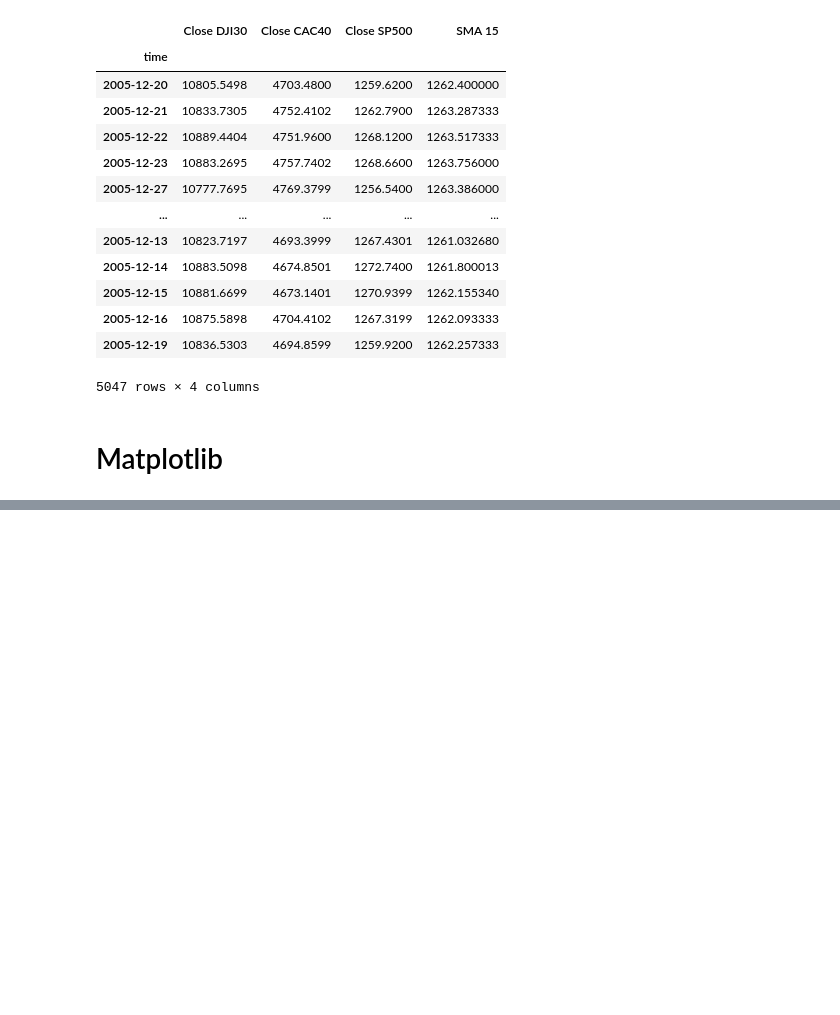
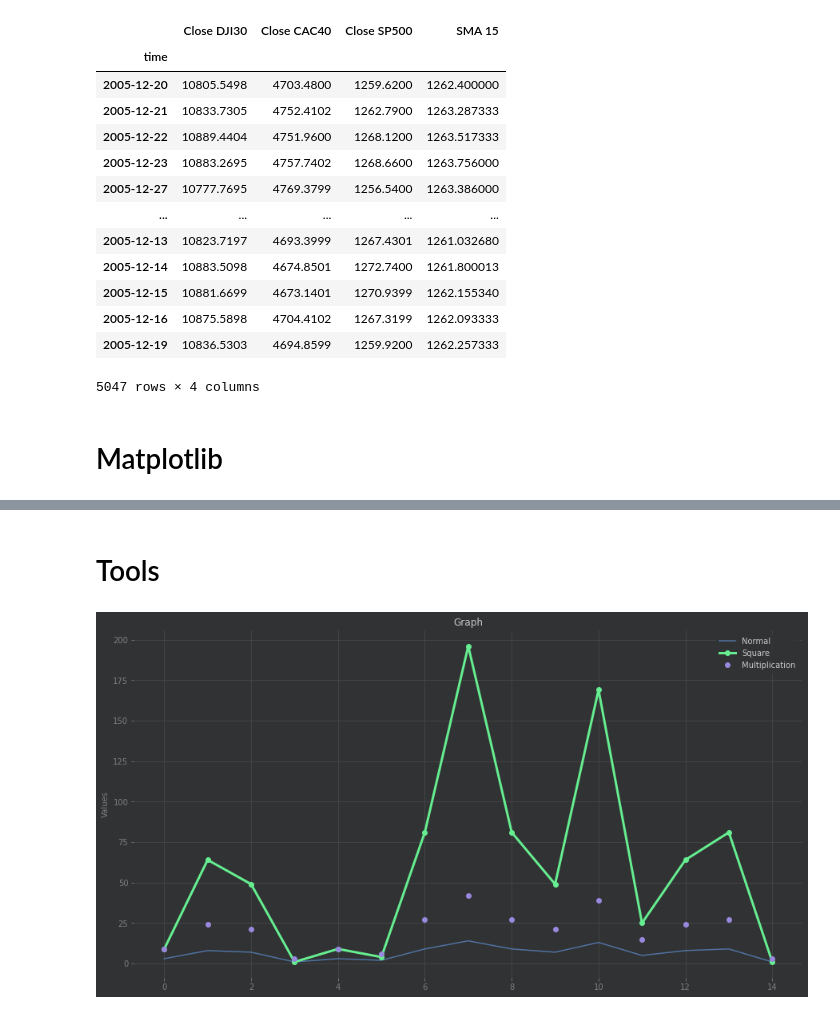
Before and after one commit to lehoangan2906/Algorithmic-Trading-with-Python-Technical-Analysis-Strategy, a Jupyter notebook: Python_basics_(skeleton).ipynb, the cells around one changed output, grey strips where cells are left out. Saved outputs shown, nothing was run; the diff lists cells and outputs as text; code cells hidden in the pictures; blank space fills up the shorter version.

```diff
--- a/Python_basics_(skeleton).ipynb
+++ b/Python_basics_(skeleton).ipynb
@@ -575,0 +663,28 @@ pd.concat((df1, df2), axis = 0)
+# %% [markdown]
+# Tools
+# %%
+# Adapt the size
+plt.figure(figsize = (15, 8))
+
+# Plot the line
+plt.plot(arr, alpha = 0.6)
+
+# Plot the line
+plt.plot(square, "-o", linewidth = 3)
+
+# Plot the line
+plt.plot(mut, 'o')
+
+# Change the ylabel
+plt.ylabel("Values")
+
+# Change the title
+plt.title("Graph")
+
+# Put a legend
+plt.legend(['Normal', 'Square', 'Multiplication'])
+
+# Show the plot
+plt.show()
+# %% [output]
+[figure, added]
```
Also changed, not shown: parts of 7 cells of this notebook.
